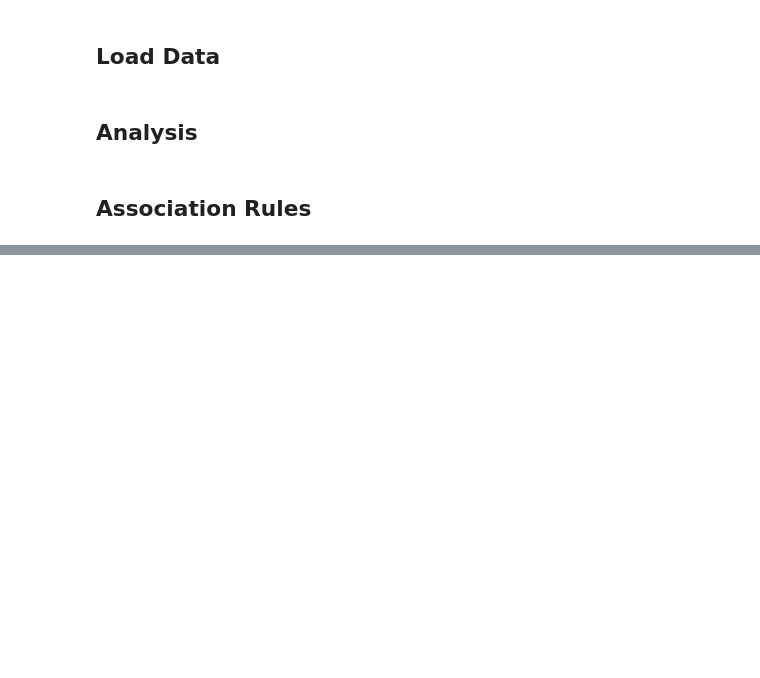
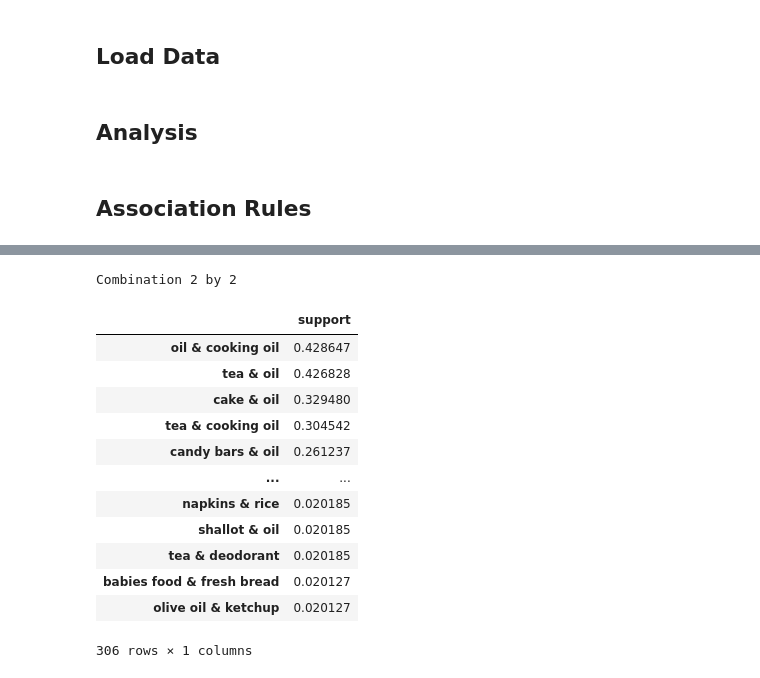
Before and after one commit to beatrizmarques2005/customer_segmentation, a Jupyter notebook: notebook_testing/analysis.ipynb, the cells around one changed output, grey strips where cells are left out. Cells and saved outputs as stored; diff of their text form; code cells hidden in the pictures; blank space fills up the shorter version.

Commit message:
eclat algorithm

```diff
--- a/notebook_testing/analysis.ipynb
+++ b/notebook_testing/analysis.ipynb
@@ -59,5 +59,5 @@ plot_all_clusters_profile_plotly(vars, cluster_avg, database_avg)
 # %% [markdown]
 ## Association Rules
 # %%
-df_items2 = transform_dataset(customer_basket, hierarchical8_notscaled,2)
+df_items2, items_list2 = transform_dataset(customer_basket, hierarchical8_notscaled,2)
 # %%
@@ -98,0 +125,17 @@ rules
+# %%
+eclat_algorithm(items_list2, min_combination = 2, max_combination = 2, min_support = 0.02)
+# %% [output]
+Combination 2 by 2
+|  | support |
+| oil & cooking oil | 0.428647 |
+| tea & oil | 0.426828 |
+| cake & oil | 0.329480 |
+| tea & cooking oil | 0.304542 |
+| candy bars & oil | 0.261237 |
+| ... | ... |
+| napkins & rice | 0.020185 |
+| shallot & oil | 0.020185 |
+| tea & deodorant | 0.020185 |
+| babies food & fresh bread | 0.020127 |
+| olive oil & ketchup | 0.020127 |
+306 rows × 1 columns
```
Also changed, not shown: parts of 3 cells of this notebook, 1 other file.
